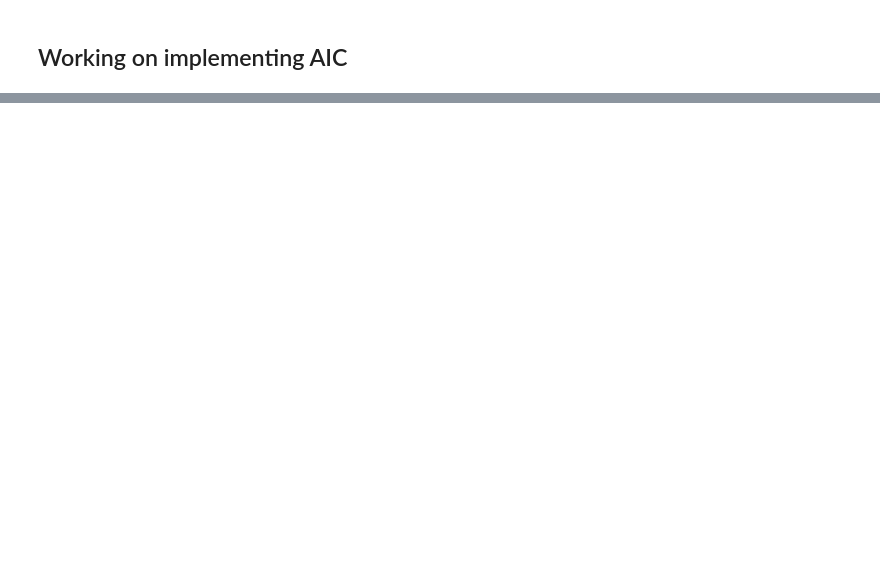
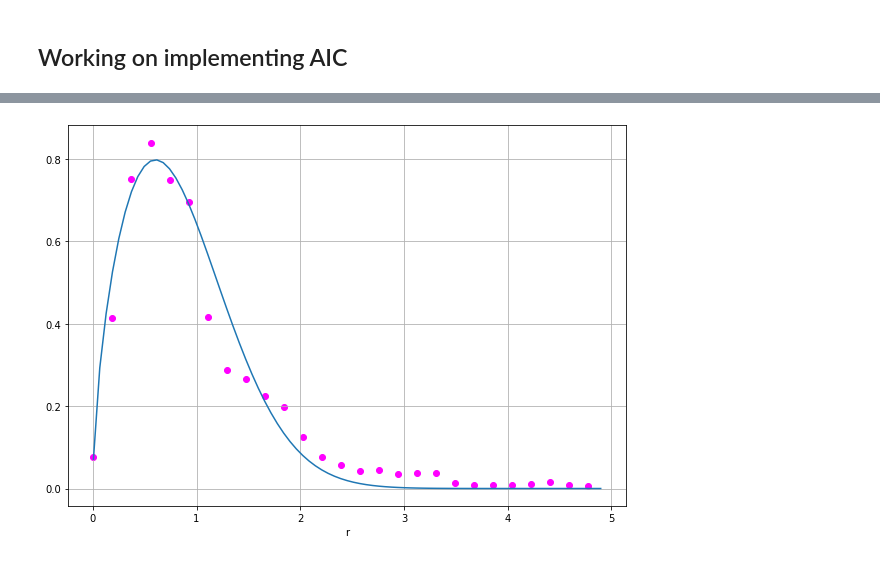
Before and after one commit to SamuelBFG/ga-fading, a Jupyter notebook: GeneticAlgorithm_CurveFitting.ipynb, the cells around one changed output, grey strips where cells are left out. Saved outputs shown, nothing was run; the diff lists cells and outputs as text; code cells hidden in the pictures; blank space fills up the shorter version.

```diff
--- a/GeneticAlgorithm_CurveFitting.ipynb
+++ b/GeneticAlgorithm_CurveFitting.ipynb
@@ -566,5 +642,5 @@ display(df)
 # %%
-# def dBm2mV(dBm):
+def dBm2mV(dBm):
 
-#   mV =  np.power(10, (dBm + 46.9897)/20)
-#   return mV
+  mV =  np.power(10, (dBm + 46.9897)/20)
+  return mV
@@ -570,0 +701,8 @@ display(df)
+# %%
+data = pd.read_csv('/content/P_dBm_out_LOS_Head_Indoor.txt', sep=" ", header=None)
+data = data.dropna(axis=1).transpose().reset_index(drop=True)
+data_mv = dBm2mV(data)
+
+global_mean = np.mean(data_mv)
+data_mv = data_mv / global_mean
+data_mv
@@ -570,0 +836,18 @@ display(df)
+# %%
+r = np.linspace(data_mv.min(), data_mv.max(), nExtractedSamples)
+
+kde = KernelDensity(kernel='gaussian', bandwidth=0.07).fit(data_mv.values.reshape(-1, 1))
+Xdata = r
+logkde = kde.score_samples(Xdata)
+Ydata = np.exp(logkde)
+
+plt.figure(figsize=(10,7))
+plt.scatter(Xdata[::3], Ydata[::3],c='magenta')
+plt.plot(Xdata, computePDF(Xdata, 0.0100000000000427, 0.794245862021533, 0.984845555190635))
+# plt.plot(Xdata, computePDF(Xdata, kappa_hat_rad, mu_hat_rad, omega_hat_rad))
+# plt.ylabel('Density')
+plt.xlabel('r')
+plt.grid()
+plt.show()
+# %% [output]
+[figure, added]
```
Also changed, not shown: parts of 27 cells of this notebook.
